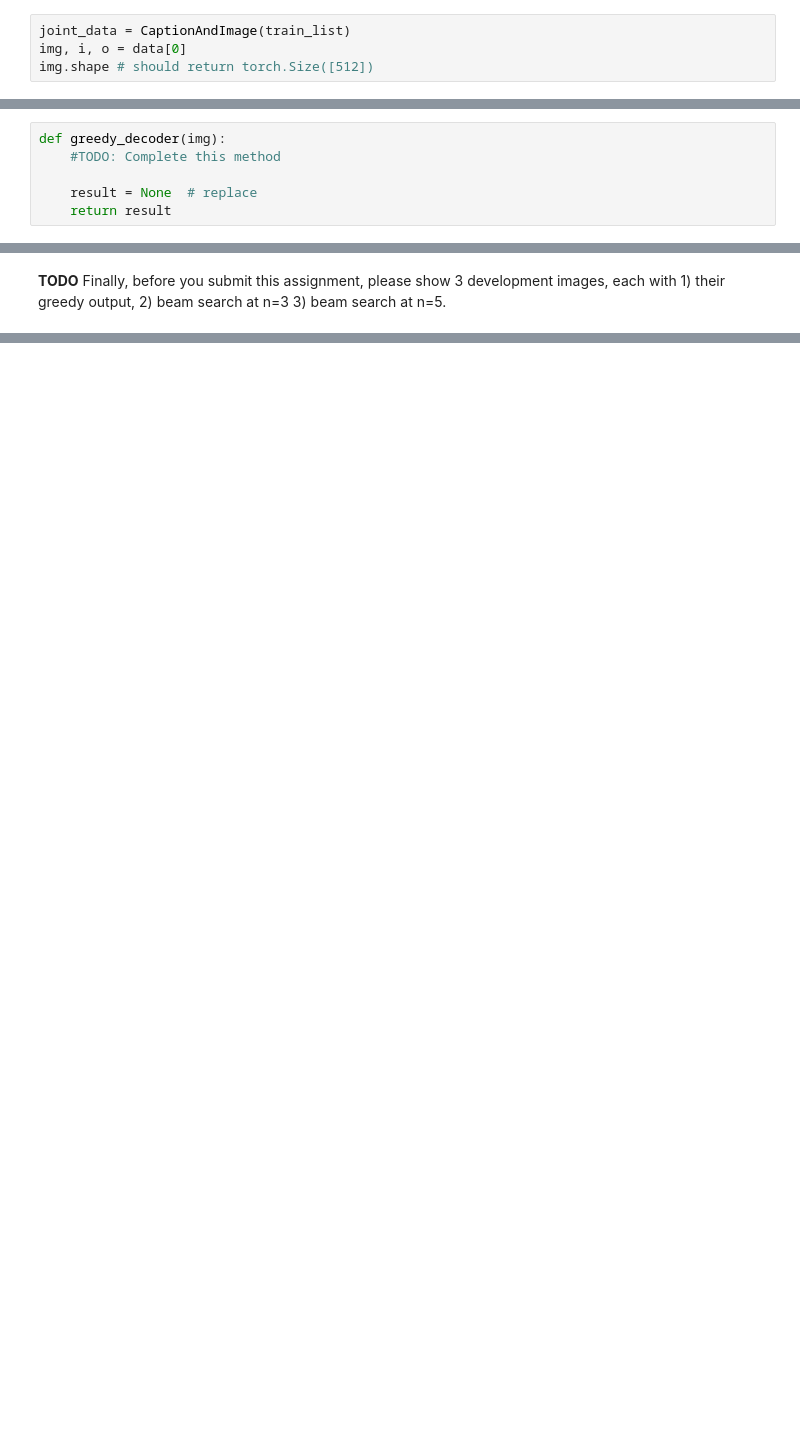
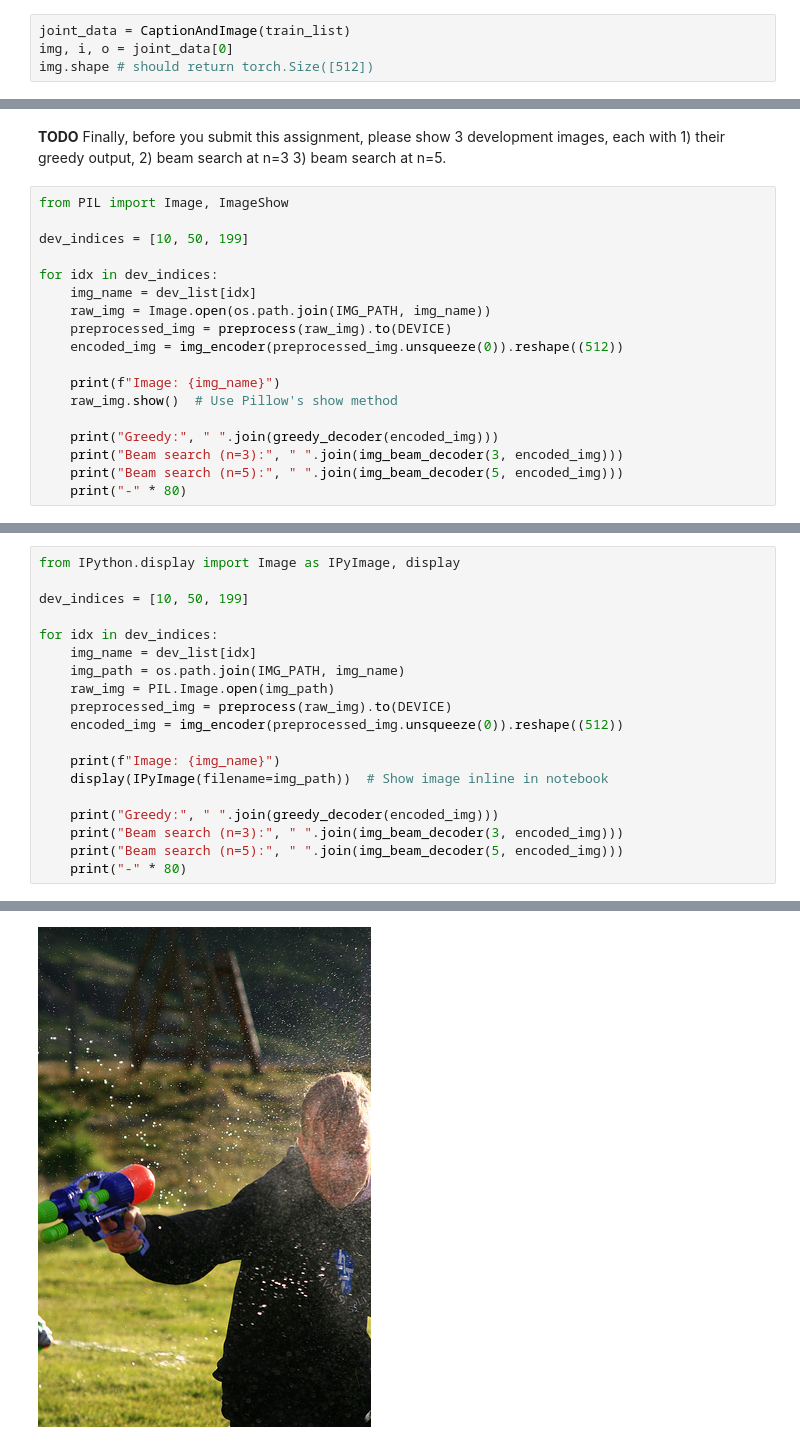
Before and after one commit to soumilbaldota/4705_fa25_hw3, a Jupyter notebook: lstm_flickr_caption_generator_torch.ipynb, the cells around one changed output, grey strips where cells are left out. Drawn from its saved outputs; the diff is of its cells as text; blank space fills up the shorter version.

```diff
--- a/lstm_flickr_caption_generator_torch.ipynb
+++ b/lstm_flickr_caption_generator_torch.ipynb
@@ -511,4 +761,4 @@ class CaptionAndImage(Dataset):
 # %%
 joint_data = CaptionAndImage(train_list)
-img, i, o = data[0]
+img, i, o = joint_data[0]
 img.shape # should return torch.Size([512])
@@ -622,9 +907,3 @@ train()
 # %% [markdown]
 **TODO: Testing the model**:
 Rewrite the greedy decoder from above to take an encoded image representation as input.
-# %%
-def greedy_decoder(img):
-    #TODO: Complete this method
-
-    result = None  # replace
-    return result
@@ -659,2 +994,20 @@ def img_beam_decoder(n, img):
 # %% [markdown]
 **TODO** Finally, before you submit this assignment, please show 3 development images, each with 1) their greedy output, 2) beam search at n=3 3) beam search at n=5.
+# %%
+from PIL import Image, ImageShow
+
+dev_indices = [10, 50, 199]
+
+for idx in dev_indices:
+    img_name = dev_list[idx]
+    raw_img = Image.open(os.path.join(IMG_PATH, img_name))
+    preprocessed_img = preprocess(raw_img).to(DEVICE)
+    encoded_img = img_encoder(preprocessed_img.unsqueeze(0)).reshape((512))
+
+    print(f"Image: {img_name}")
+    raw_img.show()  # Use Pillow's show method
+
+    print("Greedy:", " ".join(greedy_decoder(encoded_img)))
+    print("Beam search (n=3):", " ".join(img_beam_decoder(3, encoded_img)))
+    print("Beam search (n=5):", " ".join(img_beam_decoder(5, encoded_img)))
+    print("-" * 80)
@@ -660,0 +1030,20 @@ def img_beam_decoder(n, img):
+# %%
+from IPython.display import Image as IPyImage, display
+
+dev_indices = [10, 50, 199]
+
+for idx in dev_indices:
+    img_name = dev_list[idx]
+    img_path = os.path.join(IMG_PATH, img_name)
+    raw_img = PIL.Image.open(img_path)
+    preprocessed_img = preprocess(raw_img).to(DEVICE)
+    encoded_img = img_encoder(preprocessed_img.unsqueeze(0)).reshape((512))
+
+    print(f"Image: {img_name}")
+    display(IPyImage(filename=img_path))  # Show image inline in notebook
+
+    print("Greedy:", " ".join(greedy_decoder(encoded_img)))
+    print("Beam search (n=3):", " ".join(img_beam_decoder(3, encoded_img)))
+    print("Beam search (n=5):", " ".join(img_beam_decoder(5, encoded_img)))
+    print("-" * 80)
+# %% [output]
@@ -660,0 +1051 @@ def img_beam_decoder(n, img):
+[figure, added]
```
Also changed, not shown: parts of 51 cells of this notebook, 6 other files.
